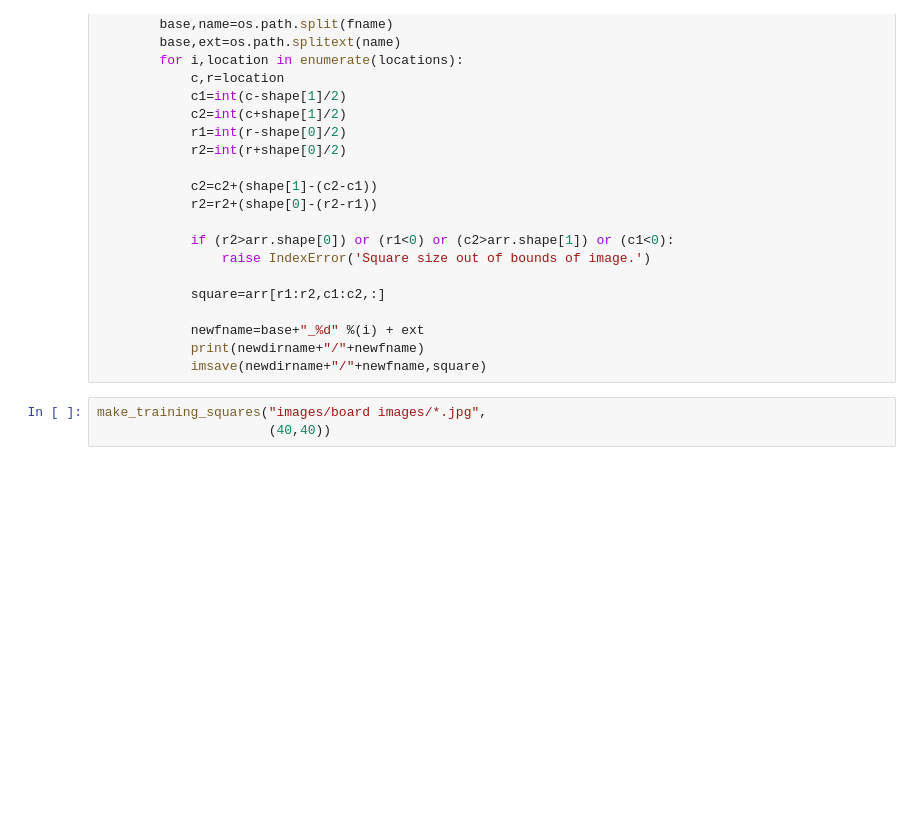
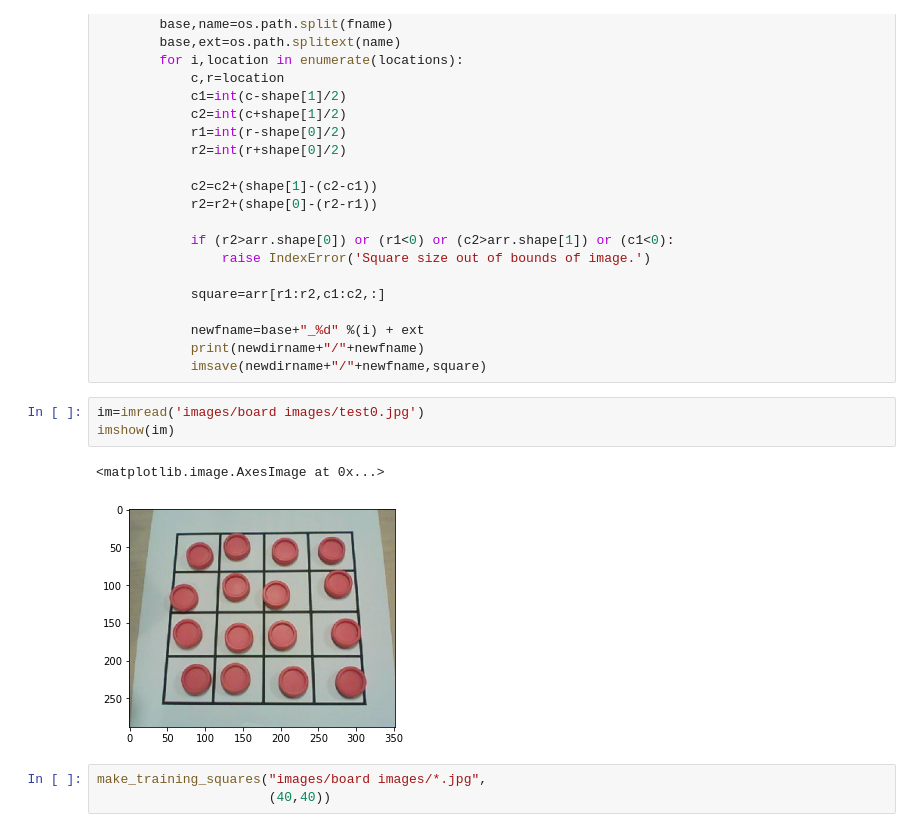
Before and after one commit to bblais/AI-and-Robotics-Fall-2022-Class-Notebooks, a Jupyter notebook: Sprint #4 - Images, Classification, and Neural Networks/2020-11-19 - Prepping Read State Part 2 - Make Training Board Squares Image Set.ipynb, the cells around one changed output. Drawn from its saved outputs; the diff is of its cells as text; blank space fills up the shorter version.

```diff
--- a/Sprint #4 - Images, Classification, and Neural Networks/2020-11-19 - Prepping Read State Part 2 - Make Training Board Squares Image Set.ipynb
+++ b/Sprint #4 - Images, Classification, and Neural Networks/2020-11-19 - Prepping Read State Part 2 - Make Training Board Squares Image Set.ipynb
@@ -57,6 +57,12 @@ def make_training_squares(filefilter,shape,locations=None):
             newfname=base+"_%d" %(i) + ext
             print(newdirname+"/"+newfname)
             imsave(newdirname+"/"+newfname,square)
+# %%
+im=imread('images/board images/test0.jpg')
+imshow(im)
+# %% [output]
+<matplotlib.image.AxesImage at 0x...>
+[figure, added]
 # %%
 make_training_squares("images/board images/*.jpg",
                       (40,40))
```
Also changed, not shown: 6 other files.
